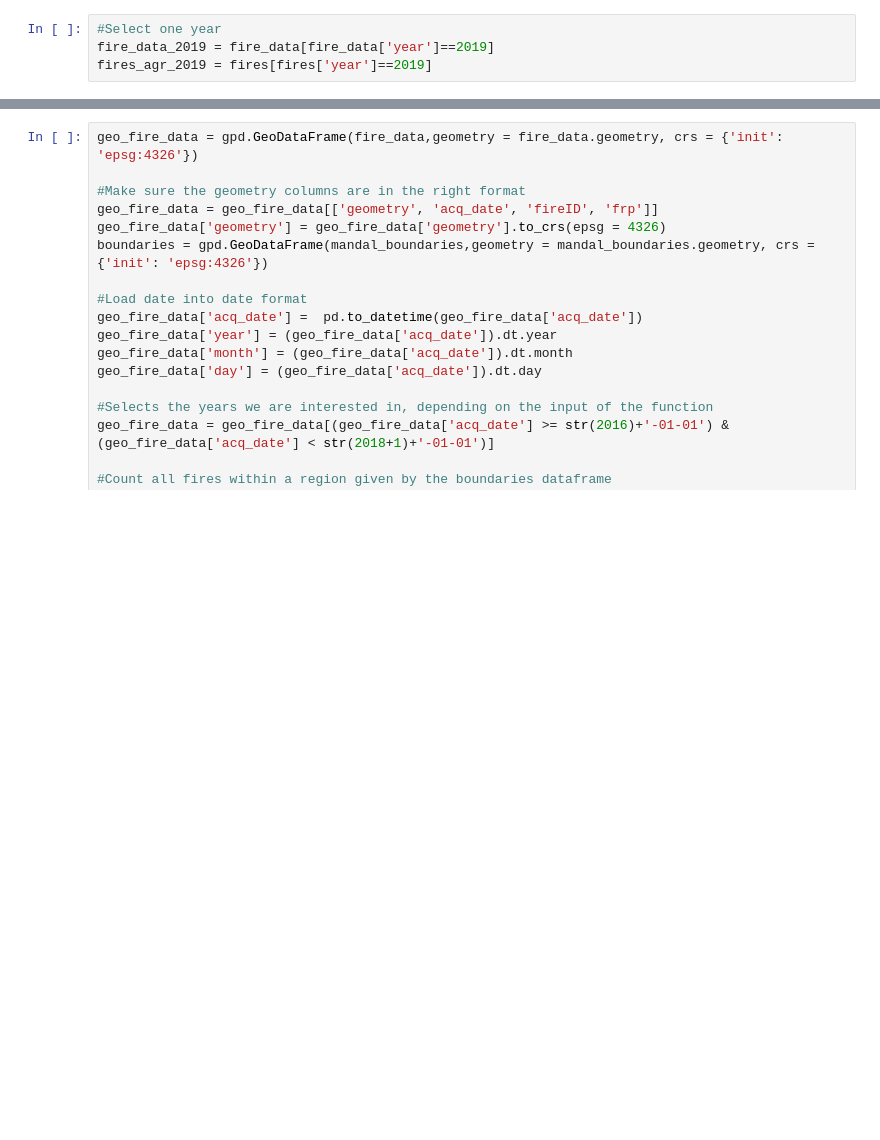
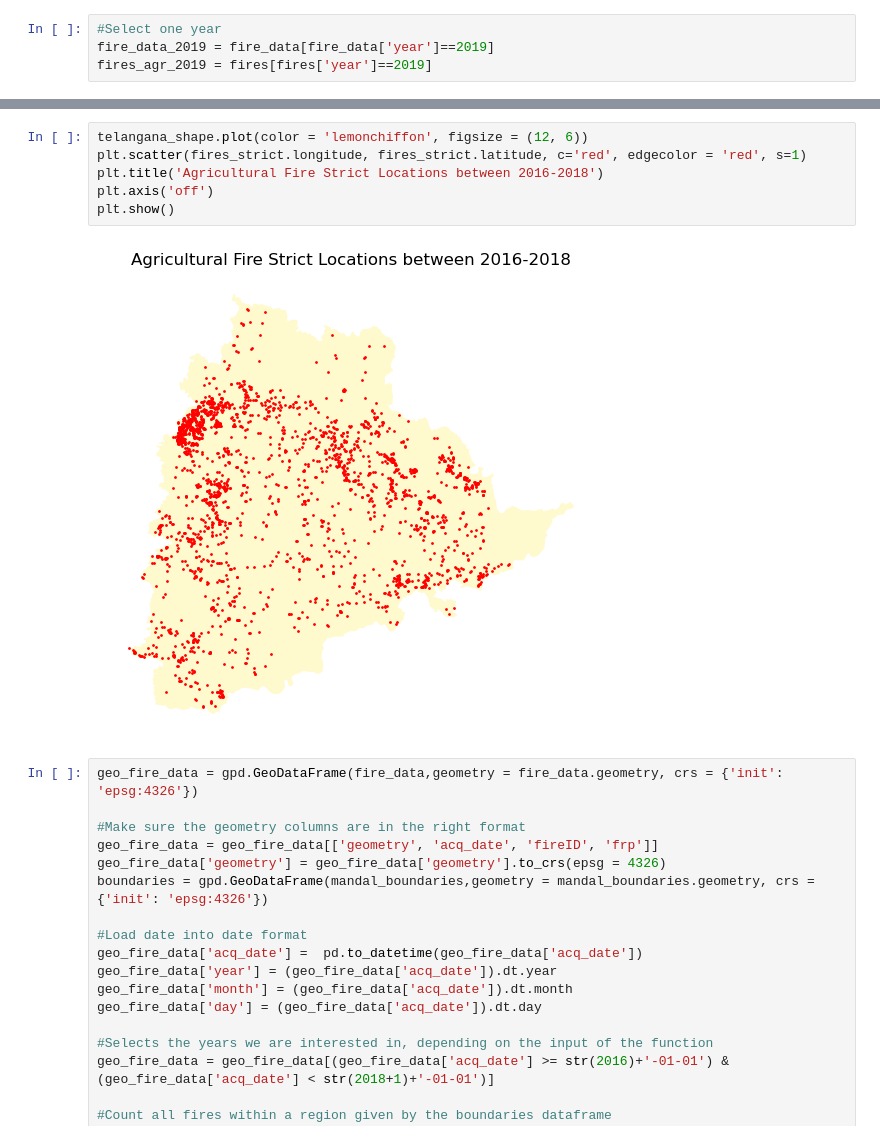
Before and after one commit to undpindia/dicra, a Jupyter notebook: analytics/sandbox/notebooks/crop_fires/Exploration/Fires/Fires Analysis.ipynb, the cells around one changed output, grey strips where cells are left out. Saved outputs shown, nothing was run; the diff lists cells and outputs as text; blank space fills up the shorter version.

```diff
--- a/analytics/sandbox/notebooks/crop_fires/Exploration/Fires/Fires Analysis.ipynb
+++ b/analytics/sandbox/notebooks/crop_fires/Exploration/Fires/Fires Analysis.ipynb
@@ -179,3 +171,11 @@ plt.show()
+# %%
+telangana_shape.plot(color = 'lemonchiffon', figsize = (12, 6))
+plt.scatter(fires_strict.longitude, fires_strict.latitude, c='red', edgecolor = 'red', s=1)
+plt.title('Agricultural Fire Strict Locations between 2016-2018')
+plt.axis('off')
+plt.show()
+# %% [output]
+[figure, added]
 # %%
 geo_fire_data = gpd.GeoDataFrame(fire_data,geometry = fire_data.geometry, crs = {'init': 'epsg:4326'})
 
```
Also changed, not shown: parts of 10 cells of this notebook, 7 other files.
